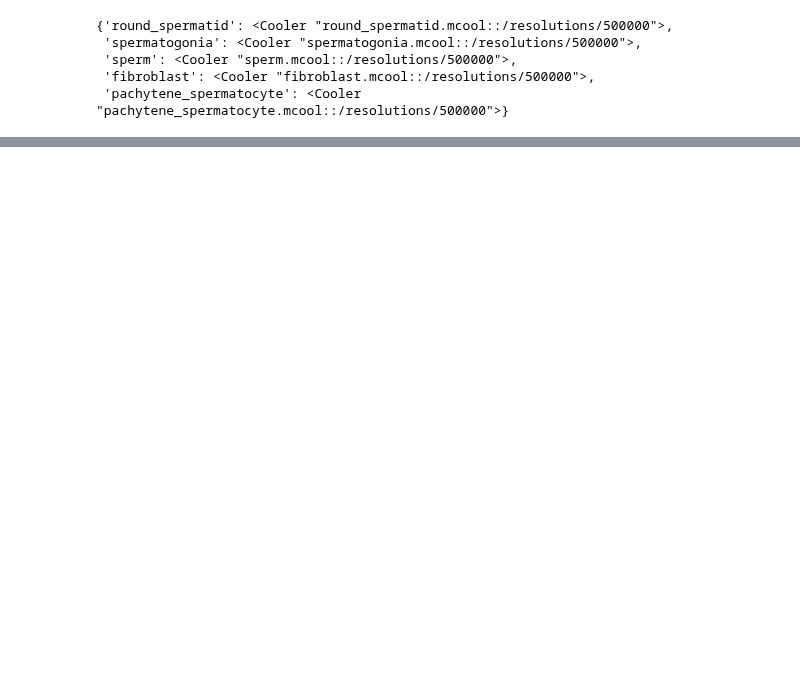
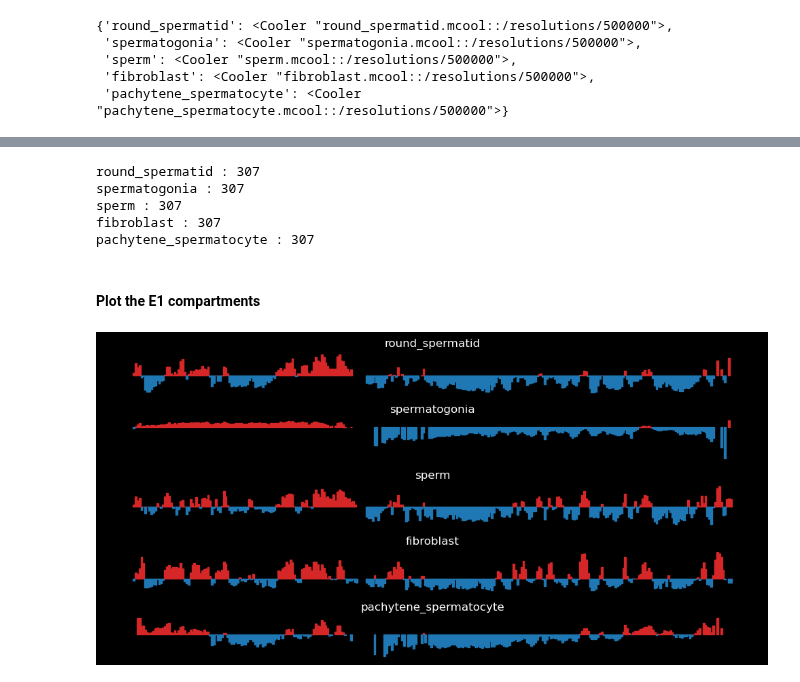
Before and after one commit to munch-group/hic-spermatogenesis, a Jupyter notebook: notebooks/03_compartments.ipynb, the cells around one changed output, grey strips where cells are left out. Saved outputs shown, nothing was run; the diff lists cells and outputs as text; code cells hidden in the pictures; blank space fills up the shorter version.

Commit message:
Added compartments for all 5 cell types

```diff
--- a/notebooks/03_compartments.ipynb
+++ b/notebooks/03_compartments.ipynb
@@ -540,0 +550,19 @@ AttributeError: 'Cooler' object has no attribute 'fetch'
+# %%
+# Try with only the gc_cov for chrX
+
+import bioframe
+import pandas as pd
+
+bins = clrs['fibroblast'].bins().fetch('chrX')[:]
+out_name = 'rheMac10_gc_cov_X_500kb.tsv'
+
+rheMac10 = bioframe.load_fasta('../data/links/ucsc_ref/rheMac10.fa')
+if not op.exists(out_name):
+    print('Calculate the fraction of GC basepairs for each bin')
+    gc_cov = bioframe.frac_gc(bins[['chrom', 'start', 'end']], rheMac10)
+    gc_cov.to_csv(out_name, index=False,sep='\t')
+    print(gc_cov.info())
+else:
+    print("Already exists, read from file")
+    gc_cov = pd.read_csv(out_name, sep='\t')
+    print(gc_cov.info())
@@ -540,0 +620,46 @@ AttributeError: 'Cooler' object has no attribute 'fetch'
+# %%
+# Check the number of NaN values in the E1 column
+
+for k,v in e1_values.items():
+    print(k, ':', len(v))
+# %% [output]
+round_spermatid : 307
+spermatogonia : 307
+sperm : 307
+fibroblast : 307
+pachytene_spermatocyte : 307
+# %% [markdown]
+#### Plot the E1 compartments
+# %%
+import matplotlib.pyplot as plt
+import numpy as np
+from matplotlib.colors import LogNorm
+from mpl_toolkits.axes_grid1 import make_axes_locatable
+
+f, axs = plt.subplots(5, 1, figsize=(10, 5), sharex=True)
+
+for i, (name, e1) in enumerate(e1_values.items()):
+    ax = axs[i]
+    ax.set_title(name)
+
+    chrom_start = e1_track['start'].values
+    window_size = chrom_start[1] - chrom_start[0]
+
+    # Create stairs
+    x = np.zeros(2*chrom_start.size)
+    y = np.zeros(2*chrom_start.size)
+    x[0::2] = chrom_start
+    x[1::2] = chrom_start + window_size
+    y[0::2] = e1_values[name]
+    y[1::2] = e1_values[name]
+
+    ax.fill_between(x, y, 0, where=(y > 0), color='tab:red')
+    ax.fill_between(x, y, 0, where=(y < 0), color='tab:blue')
+
+    ax.set_xticks([])
+    ax.set_yticks([])
+    ax.spines[:].set_visible(False)
+
+plt.tight_layout()
+# %% [output]
+[figure, added]
```
Also changed, not shown: parts of 10 cells of this notebook.
